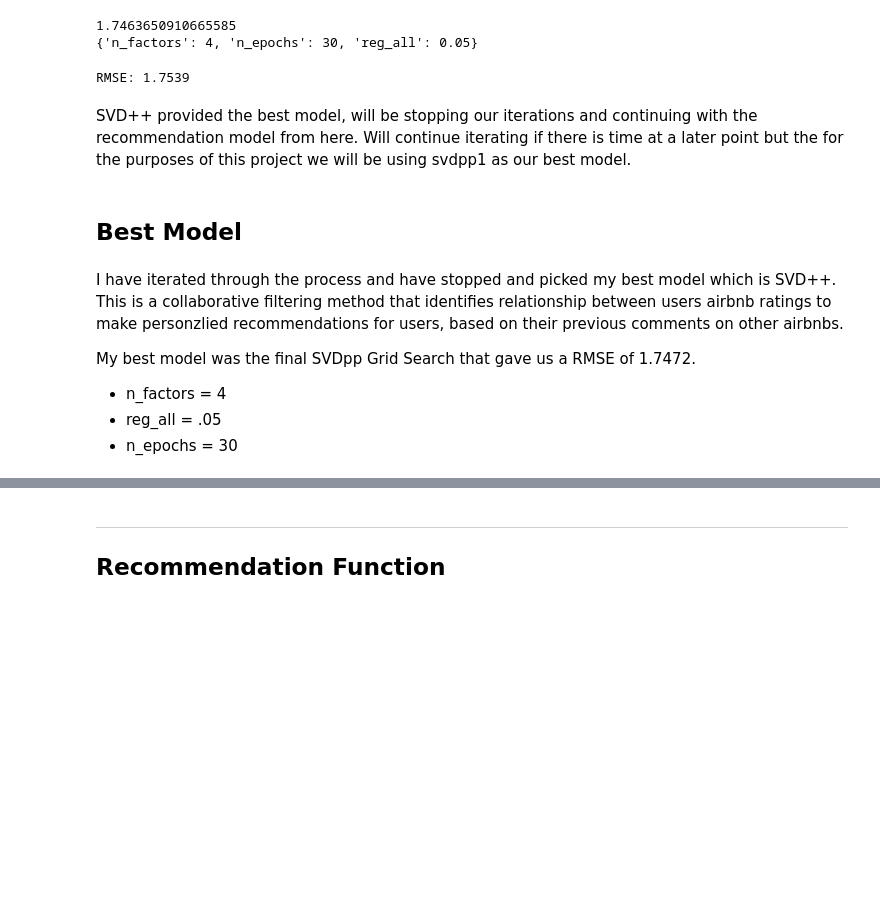
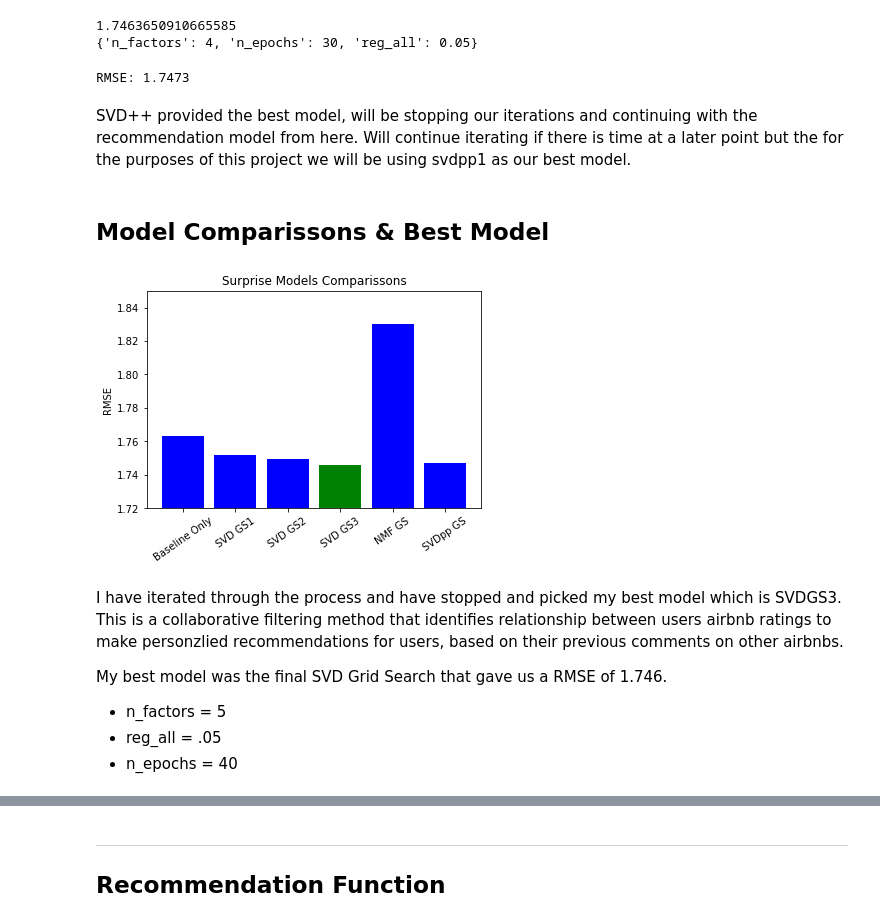
Before and after one commit to anat-jacobson/Airbnb-Recommender, a Jupyter notebook: Airbnb_Recommender_Collab_Filtering.ipynb, the cells around one changed output, grey strips where cells are left out. Cells and saved outputs as stored; diff of their text form; code cells hidden in the pictures; blank space fills up the shorter version.

Commit message:
adjusting model

```diff
--- a/Airbnb_Recommender_Collab_Filtering.ipynb
+++ b/Airbnb_Recommender_Collab_Filtering.ipynb
@@ -810,16 +810,16 @@ Normal Predictor baseline model's RMSE (Root Mean Squared Error) is telling us t
 Below I am running a baseline only to see if can decrease the RMSE.
 # %%
 # Instantiate and fit model
-baseline_only = BaselineOnly()
+baseline_only_model = BaselineOnly()
 
 #fitting model
-baseline_only.fit(trainset)
+baseline_only_model.fit(trainset)
 
 # making prediction on testset
-predictions = baseline_only.test(testset)
+predictions = baseline_only_model.test(testset)
 
 # Save RMSE score
-baseline_only_rmse = accuracy.rmse(predictions)
+baseline_only = accuracy.rmse(predictions)
 # %% [output]
 Estimating biases using als...
 RMSE: 1.7633
@@ -962,7 +966,7 @@ RMSE: 1.7589
 # %%
 #saving test rmse for final graph
 test_g_s_svd_2_params = {'n_factors':60,'n_epochs': 25,'init_mean': 0,'reg_all': 0.05, 'biased': True}
-test_g_s_svd_2_rmse = 1.7589
+test_g_s_svd_2_rmse = 1.7497
 # %% [markdown]
 #### SVD GS Model 3
 Running a third grid search attempting to tune further based on previous results.
@@ -1001,7 +1005,7 @@ RMSE: 1.7538
 # %%
 #saving test rmse for final graph
 test_g_s_svd_3_params = {'n_factors':5,'n_epochs': 40,'reg_all': 0.05}
-test_g_s_svd_3_rmse = 1.7538
+test_g_s_svd_3_rmse = 1.7460
 # %% [markdown]
 Going to stop now running searches on SVD and move to another model to see if this performs better.
 # %% [markdown]
@@ -1137,8 +1141,8 @@ g_s_svdpp1.fit(trainset)
 predictions = g_s_svdpp1.test(testset)
 g_s_svdpp1 = accuracy.rmse(predictions)
 # %% [output]
-RMSE: 1.7539
+RMSE: 1.7473
 # %% [markdown]
 SVD++ provided the best model, will be stopping our iterations and continuing with the recommendation model from here. Will continue iterating if there is time at a later point but the for the purposes of this project we will be using svdpp1 as our best model.
 # %% [markdown]
-## Best Model
+## Model Comparissons & Best Model
@@ -1145,9 +1157,27 @@ SVD++ provided the best model, will be stopping our iterations and continuing wi
+# %%
+X = ['Baseline Only',  'SVD GS1', 'SVD GS2',
+     'SVD GS3', 'NMF GS',  'SVDpp GS']
+
+y = [baseline_only, test_g_s_svd_1_rmse,
+     test_g_s_svd_2_rmse, test_g_s_svd_3_rmse,
+    nfm_model_1, g_s_svdpp1]
+# %%
+fig, ax = plt.subplots()
+plt.bar(X, y, color=['blue', 'blue', 'blue', 'green', 'blue', 'blue', 'blue', 'green'])
+plt.xticks(rotation=35)
+plt.ylim(1.72, 1.85)
+plt.grid(False)
+ax.set_title("Surprise Models Comparissons")
+plt.ylabel('RMSE')
+plt.savefig('Images/Model_bar.png', dpi=300, bbox_inches='tight');
+# %% [output]
+[figure, added]
 # %% [markdown]
-I have iterated through the process and have stopped and picked my best model which is SVD++. This is a collaborative filtering method that identifies relationship between users airbnb ratings to make personzlied recommendations for users, based on their previous comments on other airbnbs.
+I have iterated through the process and have stopped and picked my best model which is SVDGS3. This is a collaborative filtering method that identifies relationship between users airbnb ratings to make personzlied recommendations for users, based on their previous comments on other airbnbs.
 
-My best model was the final SVDpp Grid Search that gave us a RMSE of 1.7472.
+My best model was the final SVD Grid Search that gave us a RMSE of 1.746.
 
-- n_factors = 4
+- n_factors = 5
 - reg_all = .05
-- n_epochs = 30
+- n_epochs = 40
 # %%
```
Also changed, not shown: parts of 17 cells of this notebook.
